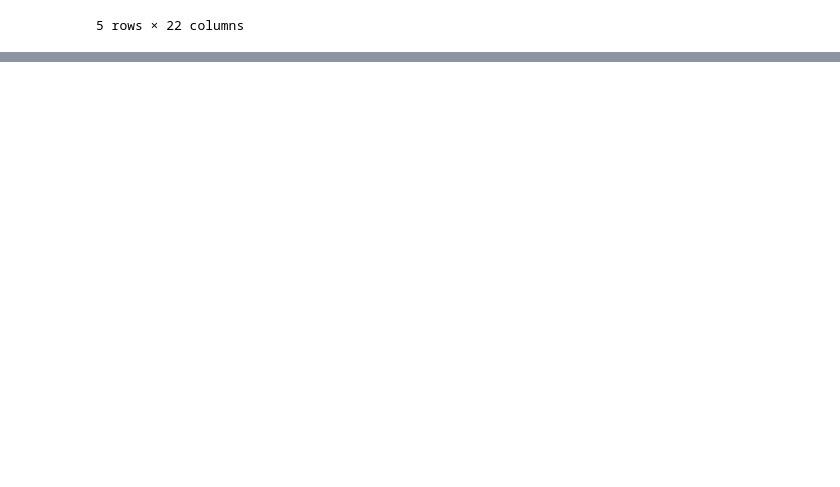
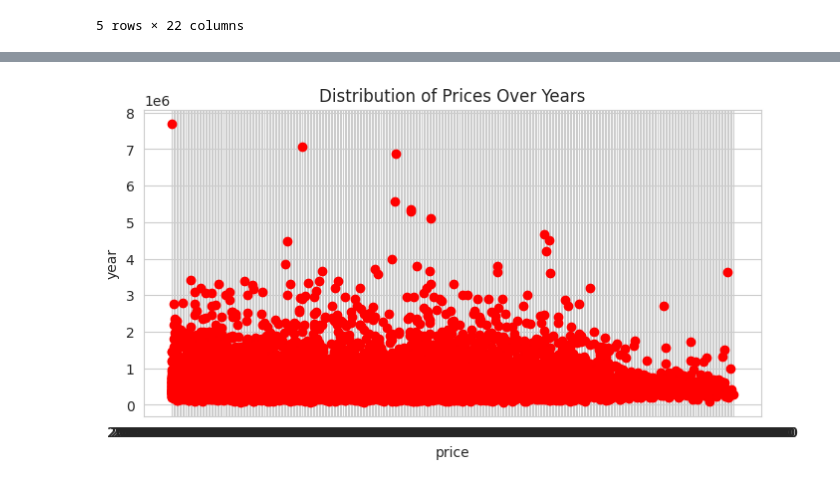
Before and after one commit to michelmalki/MichelMalki, a Jupyter notebook: house_sales.ipynb, the cells around one changed output, grey strips where cells are left out. Saved outputs shown, nothing was run; the diff lists cells and outputs as text; code cells hidden in the pictures; blank space fills up the shorter version.

```diff
--- a/house_sales.ipynb
+++ b/house_sales.ipynb
@@ -236,0 +247,12 @@ Name: price, dtype: float64
+# %%
+plt.figure(figsize=(8, 4))
+x=df['date']
+y=df['price']
+plt.scatter(x, y, color = 'r')
+plt.xlabel('price')
+plt.ylabel('year')
+plt.title('Distribution of Prices Over Years')
+
+plt.show()
+# %% [output]
+[figure, added]
```
Also changed, not shown: parts of 9 cells of this notebook.
